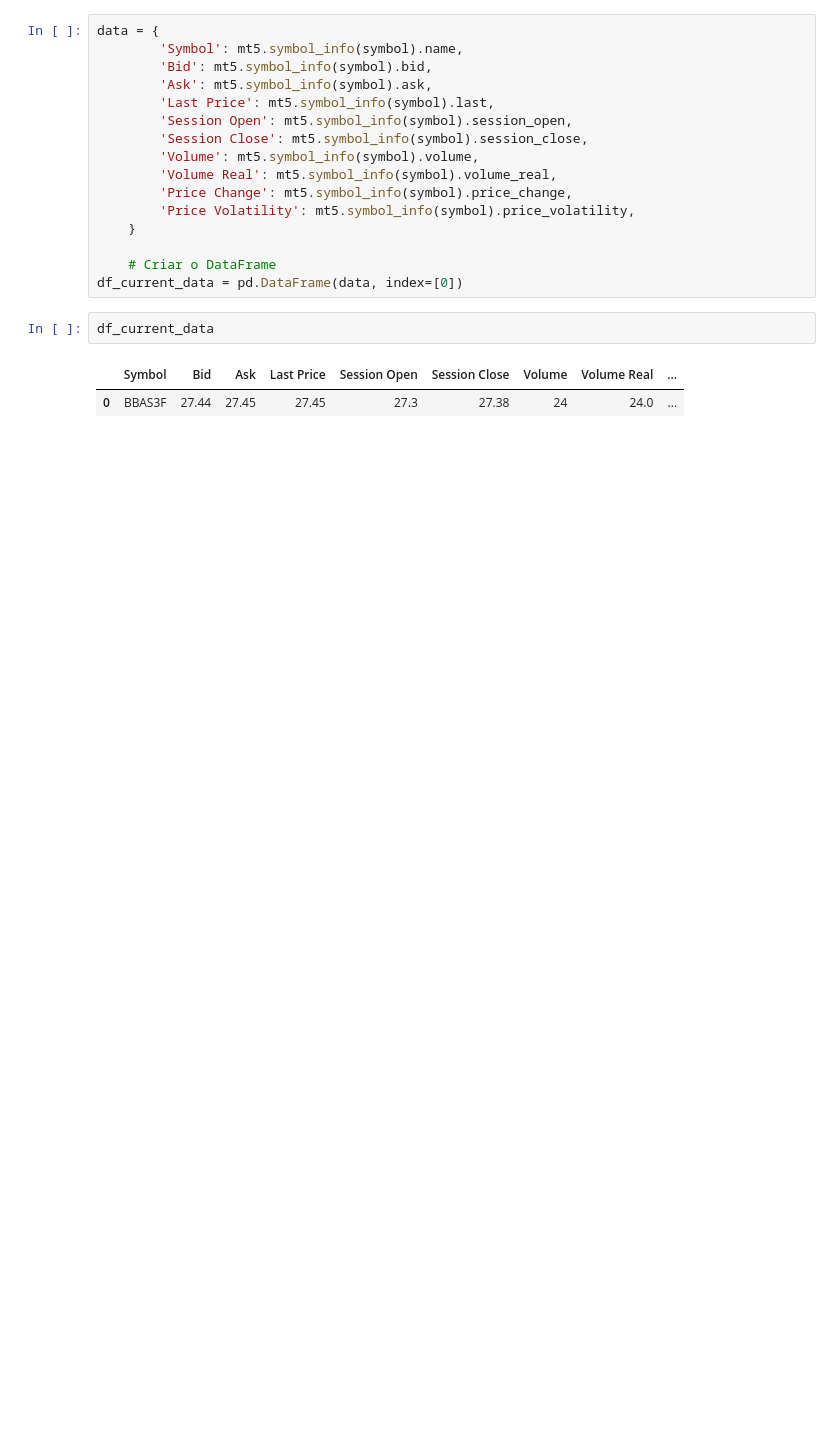
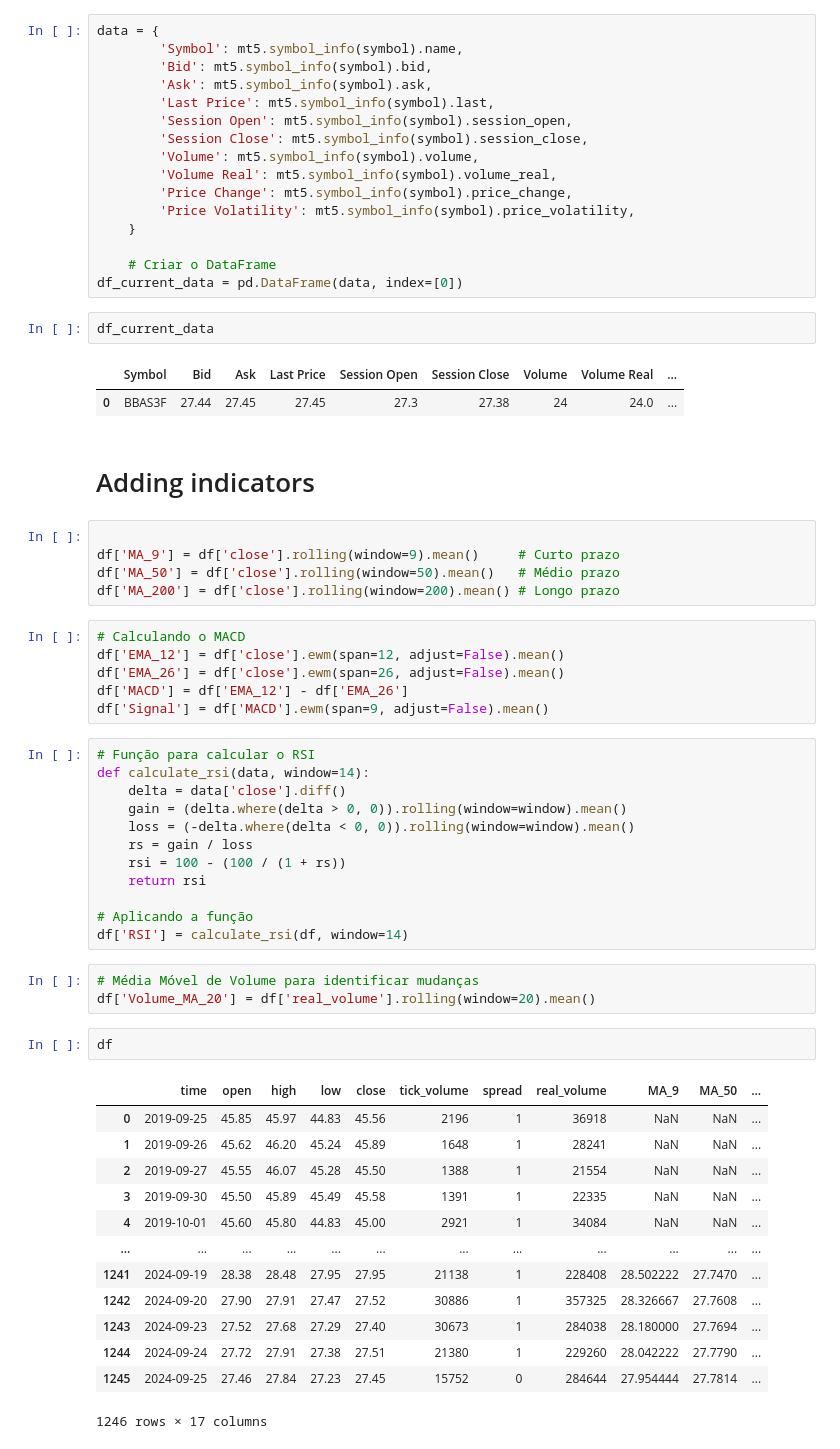
Before and after one commit to Gui-Sitton/KHAOS, a Jupyter notebook: B3/Notebooks/DataPre.ipynb, the cells around one changed output. Cells and saved outputs as stored; diff of their text form; blank space fills up the shorter version.

```diff
--- a/B3/Notebooks/DataPre.ipynb
+++ b/B3/Notebooks/DataPre.ipynb
@@ -54,3 +72,47 @@ df_current_data
 # %% [output]
 |  | Symbol | Bid | Ask | Last Price | Session Open | Session Close | Volume | Volume Real | ... |
 | 0 | BBAS3F | 27.44 | 27.45 | 27.45 | 27.3 | 27.38 | 24 | 24.0 | ... |
+# %% [markdown]
+# Adding indicators
+# %%
+
+df['MA_9'] = df['close'].rolling(window=9).mean()     # Curto prazo
+df['MA_50'] = df['close'].rolling(window=50).mean()   # Médio prazo
+df['MA_200'] = df['close'].rolling(window=200).mean() # Longo prazo
+# %%
+# Calculando o MACD
+df['EMA_12'] = df['close'].ewm(span=12, adjust=False).mean()
+df['EMA_26'] = df['close'].ewm(span=26, adjust=False).mean()
+df['MACD'] = df['EMA_12'] - df['EMA_26']
+df['Signal'] = df['MACD'].ewm(span=9, adjust=False).mean()
+# %%
+# Função para calcular o RSI
+def calculate_rsi(data, window=14):
+    delta = data['close'].diff()
+    gain = (delta.where(delta > 0, 0)).rolling(window=window).mean()
+    loss = (-delta.where(delta < 0, 0)).rolling(window=window).mean()
+    rs = gain / loss
+    rsi = 100 - (100 / (1 + rs))
+    return rsi
+
+# Aplicando a função
+df['RSI'] = calculate_rsi(df, window=14)
+# %%
+# Média Móvel de Volume para identificar mudanças
+df['Volume_MA_20'] = df['real_volume'].rolling(window=20).mean()
+# %%
+df
+# %% [output]
+|  | time | open | high | low | close | tick_volume | spread | real_volume | MA_9 | MA_50 | ... |
+| 0 | 2019-09-25 | 45.85 | 45.97 | 44.83 | 45.56 | 2196 | 1 | 36918 | NaN | NaN | ... |
+| 1 | 2019-09-26 | 45.62 | 46.20 | 45.24 | 45.89 | 1648 | 1 | 28241 | NaN | NaN | ... |
+| 2 | 2019-09-27 | 45.55 | 46.07 | 45.28 | 45.50 | 1388 | 1 | 21554 | NaN | NaN | ... |
+| 3 | 2019-09-30 | 45.50 | 45.89 | 45.49 | 45.58 | 1391 | 1 | 22335 | NaN | NaN | ... |
+| 4 | 2019-10-01 | 45.60 | 45.80 | 44.83 | 45.00 | 2921 | 1 | 34084 | NaN | NaN | ... |
+| ... | ... | ... | ... | ... | ... | ... | ... | ... | ... | ... | ... |
+| 1241 | 2024-09-19 | 28.38 | 28.48 | 27.95 | 27.95 | 21138 | 1 | 228408 | 28.502222 | 27.7470 | ... |
+| 1242 | 2024-09-20 | 27.90 | 27.91 | 27.47 | 27.52 | 30886 | 1 | 357325 | 28.326667 | 27.7608 | ... |
+| 1243 | 2024-09-23 | 27.52 | 27.68 | 27.29 | 27.40 | 30673 | 1 | 284038 | 28.180000 | 27.7694 | ... |
+| 1244 | 2024-09-24 | 27.72 | 27.91 | 27.38 | 27.51 | 21380 | 1 | 229260 | 28.042222 | 27.7790 | ... |
+| 1245 | 2024-09-25 | 27.46 | 27.84 | 27.23 | 27.45 | 15752 | 0 | 284644 | 27.954444 | 27.7814 | ... |
+1246 rows × 17 columns
```
Also changed, not shown: parts of 10 cells of this notebook, 1 other file.
